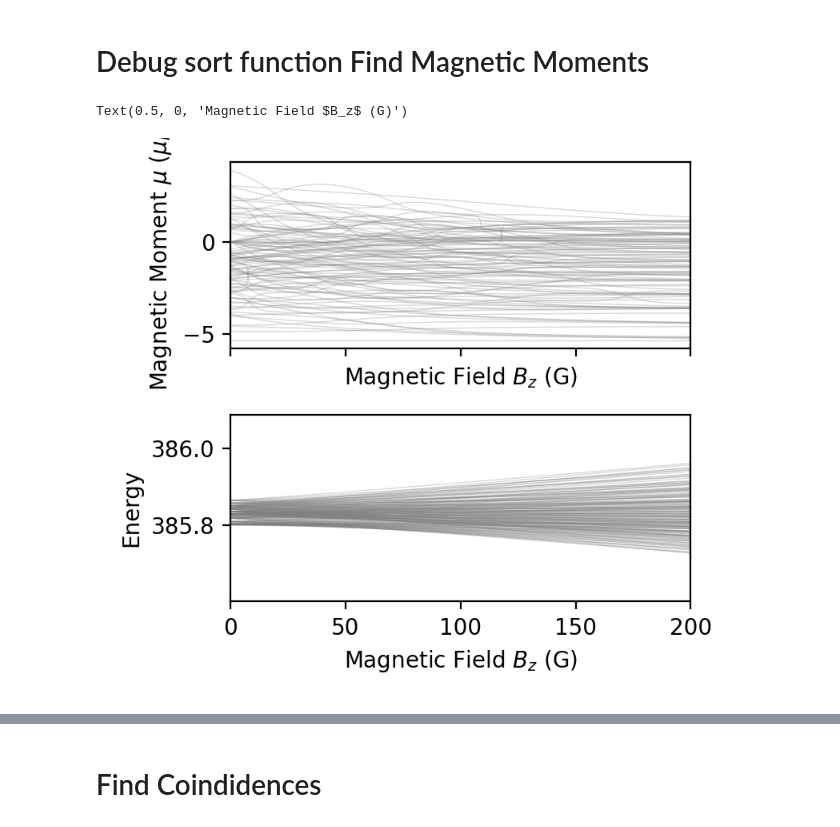
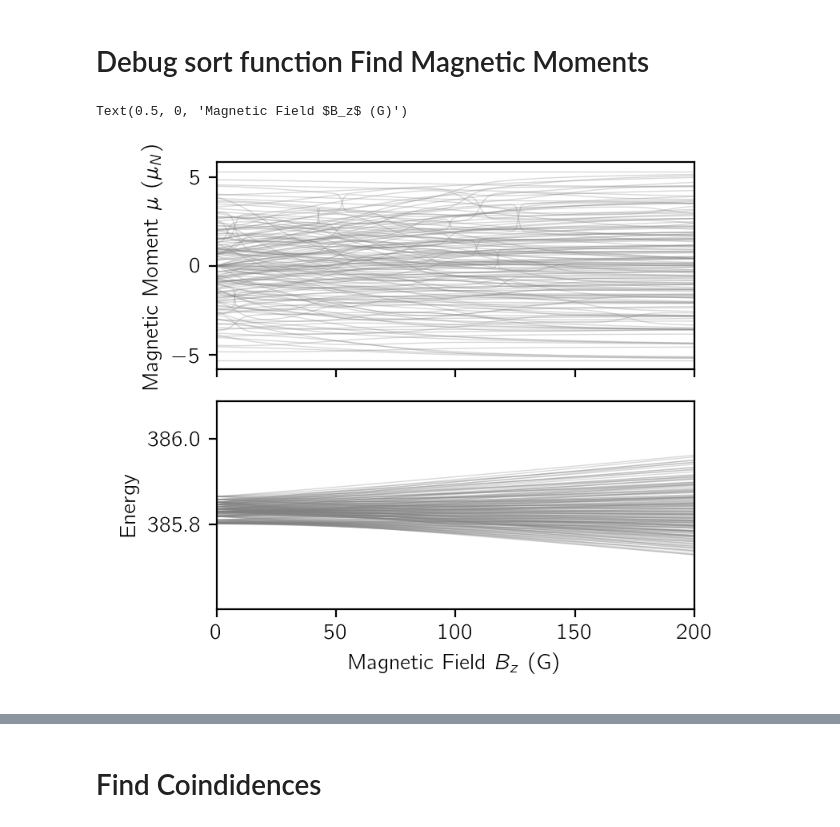
Before and after one commit to tomhepz/MolecularEnergyLevels, a Jupyter notebook: notebooks/diatom-coincidences.ipynb, the cells around one changed output, grey strips where cells are left out. Cells and saved outputs as stored; diff of their text form; code cells hidden in the pictures.

```diff
--- a/notebooks/diatom-coincidences.ipynb
+++ b/notebooks/diatom-coincidences.ipynb
@@ -22,11 +22,12 @@ from functools import partial
 
 import itertools
 
-#plt.rcParams["text.usetex"] = True
+plt.rcParams["text.usetex"] = True
 plt.rcParams["font.family"] = 'sans-serif'
 plt.rcParams["figure.autolayout"] = True
 plt.rcParams['figure.figsize'] = (4, 3.5)
 plt.rcParams['figure.dpi'] = 200
+plt.rc('text.latex', preamble=r'\usepackage[T1]{fontenc}\usepackage{cmbright}\usepackage{mathtools}')
 
 %matplotlib widget
 %config InlineBackend.figure_format = 'retina'
@@ -45,12 +46,12 @@ E = 0 #V/m
 
 GAUSS = 1e4 # T
 B_MIN = 0.01 / GAUSS # T
-B_MAX = 400 / GAUSS # T
-B_STEPS = 400
+B_MAX = 600 / GAUSS # T
+B_STEPS = 300
 
 B, B_STEP_SIZE = np.linspace(B_MIN, B_MAX, B_STEPS, retstep=True) #T
 
-PULSE_TIME = 100e-6 # s
+PULSE_TIME = 100 * 1e-6 # s
 
 def btoi(b):
     return (b-B_MIN)/B_STEP_SIZE
@@ -229,16 +244,14 @@ STATE_CMAP = plt.cm.gist_rainbow(np.linspace(0,1,len(CONSIDERED_STATE_POSITIONS)
 # %%
 fig, (ax1,ax2) = plt.subplots(2,1,sharex=True)
 muN = scipy.constants.physical_constants['nuclear magneton'][0]
 
-ax1.plot(B*GAUSS,MAGNETIC_MOMENTS[:,180:]/muN, color='grey', alpha=0.3,linewidth=0.5,zorder=0);
-ax1.set_xlim(0,200)
+ax1.plot(B*GAUSS,MAGNETIC_MOMENTS[:,128:]/muN, color='grey', alpha=0.3,linewidth=0.5,zorder=0);
 ax1.set_ylabel("Magnetic Moment $\mu$ $(\mu_N)$")
-ax1.set_xlabel("Magnetic Field $B_z$ (G)")
 
 ax2.plot(B*GAUSS,ENERGIES[:,128:]/muN, color='grey', alpha=0.3,linewidth=0.5,zorder=0);
 ax2.set_xlim(0,200)
 ax2.set_ylabel("Energy")
 ax2.set_xlabel("Magnetic Field $B_z$ (G)")
 # %% [output]
 Text(0.5, 0, 'Magnetic Field $B_z$ (G)')
-[figure, old version]
+[figure, new version]
```
Also changed, not shown: parts of 26 cells of this notebook, 12 other files.
